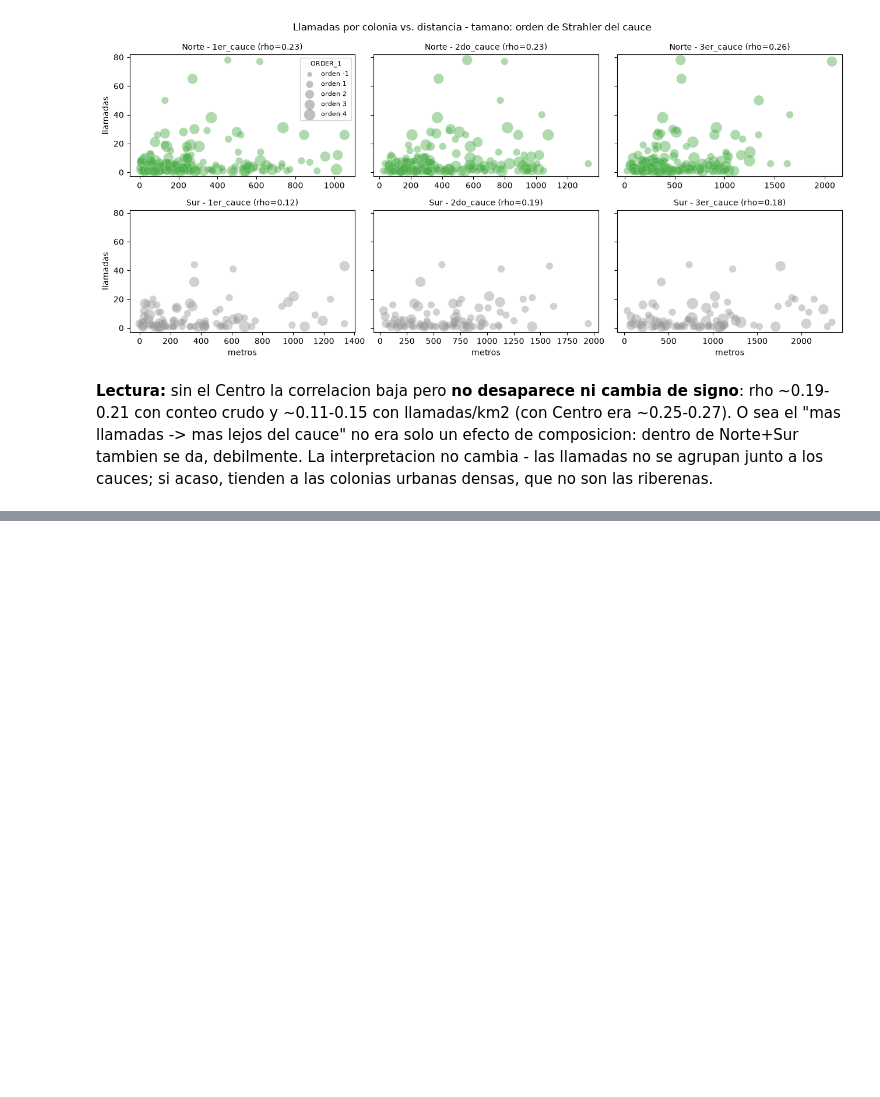
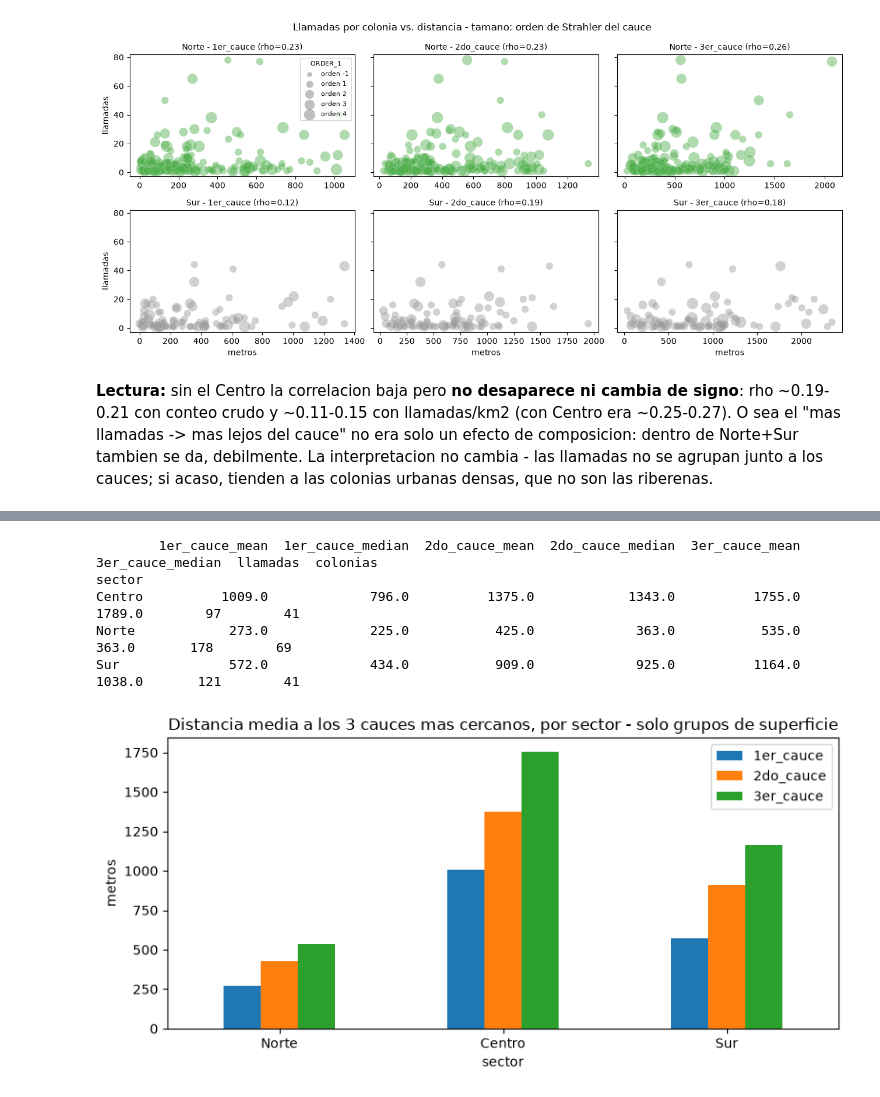
Before and after one commit to Mcd-2026-2-IngC-Team/proyecto-ingenieria-de-caracteristicas, a Jupyter notebook: notebooks/AAMM/07-AAMM-eda-llamadas-hidrografia.ipynb, the cells around one changed output, grey strips where cells are left out. Drawn from its saved outputs; the diff is of its cells as text; code cells hidden in the pictures; blank space fills up the shorter version.

```diff
--- a/notebooks/AAMM/07-AAMM-eda-llamadas-hidrografia.ipynb
+++ b/notebooks/AAMM/07-AAMM-eda-llamadas-hidrografia.ipynb
@@ -833,0 +955,26 @@ Spearman llamadas/km2 vs. distancia:
+# %%
+# misma grafica por sector de la celda 32 pero solo grupos de superficie
+resumen_sector_agua = con_agua.groupby("sector")[DIST].agg(["mean", "median"]).round(0)
+resumen_sector_agua.columns = [f"{d}_{m}" for d, m in resumen_sector_agua.columns]
+resumen_sector_agua["llamadas"] = con_agua["sector"].value_counts()
+resumen_sector_agua["colonias"] = con_agua.groupby("sector")["colonia_id"].nunique()
+print(resumen_sector_agua.to_string())
+
+fig, ax = plt.subplots(figsize=(8, 4))
+con_agua.groupby("sector")[DIST].mean().reindex(["Norte", "Centro", "Sur"]).plot.bar(
+    ax=ax, rot=0
+)
+ax.set_ylabel("metros")
+ax.set_title(
+    "Distancia media a los 3 cauces mas cercanos, por sector"
+    " - solo grupos de superficie"
+)
+plt.tight_layout()
+plt.show()
+# %% [output]
+        1er_cauce_mean  1er_cauce_median  2do_cauce_mean  2do_cauce_median  3er_cauce_mean  3er_cauce_median  llamadas  colonias
+sector
+Centro          1009.0             796.0          1375.0            1343.0          1755.0            1789.0        97        41
+Norte            273.0             225.0           425.0             363.0           535.0             363.0       178        69
+Sur              572.0             434.0           909.0             925.0          1164.0            1038.0       121        41
+[figure, added]
```
Also changed, not shown: parts of 8 cells of this notebook.
